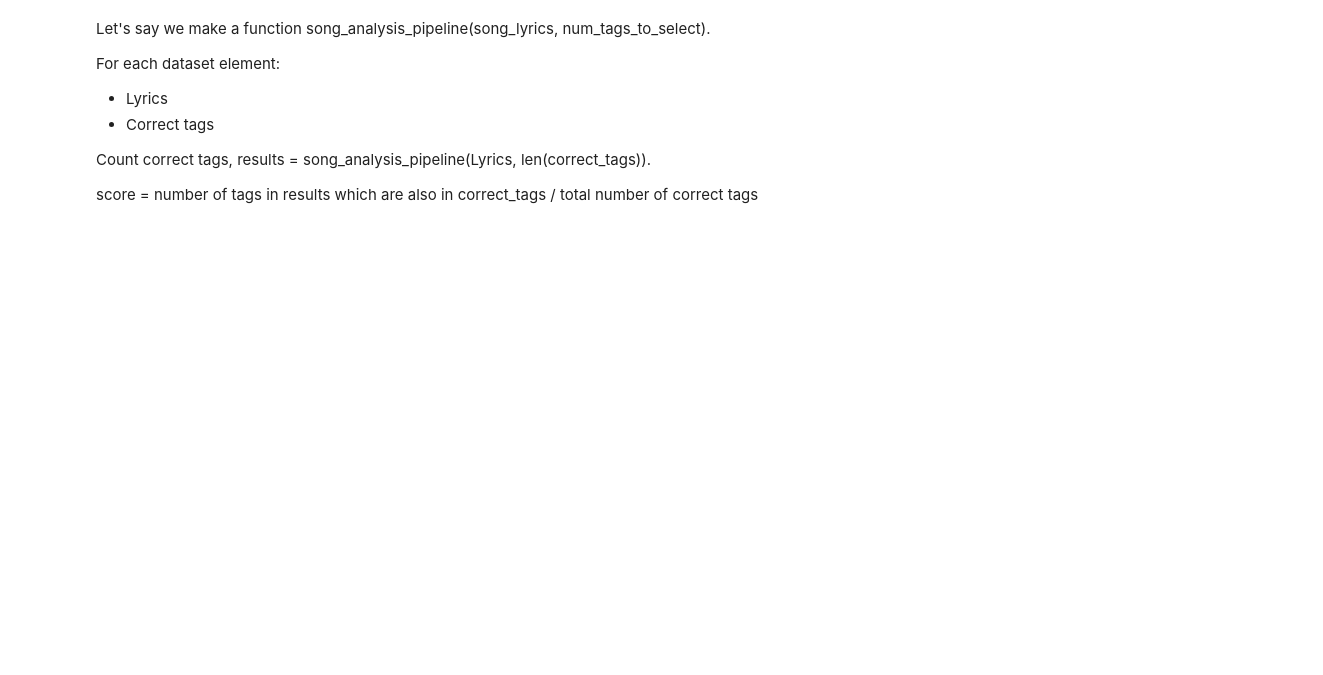
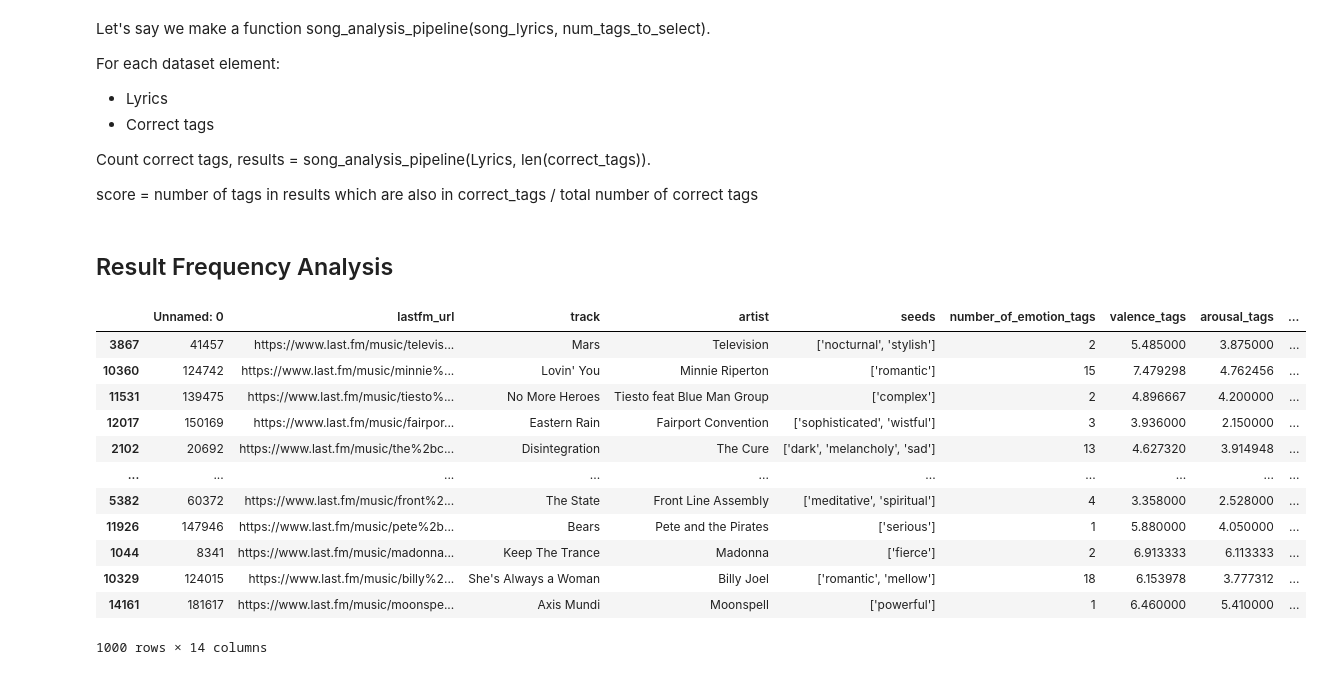
Before and after one commit to ECLAIR-Robotics/Song-Analysis, a Jupyter notebook: llm/distilgpt2-finetune-v2.ipynb, the cells around one changed output. Saved outputs shown, nothing was run; the diff lists cells and outputs as text; code cells hidden in the pictures; blank space fills up the shorter version.

```diff
--- a/llm/distilgpt2-finetune-v2.ipynb
+++ b/llm/distilgpt2-finetune-v2.ipynb
@@ -389,3 +407,22 @@ For each dataset element:
 Count correct tags, results = song_analysis_pipeline(Lyrics, len(correct_tags)).
 
 score = number of tags in results which are also in correct_tags / total number of correct tags
+# %% [markdown]
+## Result Frequency Analysis
+# %%
+evaluation = data.sample(1000)
+evaluation
+# %% [output]
+|  | Unnamed: 0 | lastfm_url | track | artist | seeds | number_of_emotion_tags | valence_tags | arousal_tags | ... |
+| 3867 | 41457 | https://www.last.fm/music/televis... | Mars | Television | ['nocturnal', 'stylish'] | 2 | 5.485000 | 3.875000 | ... |
+| 10360 | 124742 | https://www.last.fm/music/minnie%... | Lovin' You | Minnie Riperton | ['romantic'] | 15 | 7.479298 | 4.762456 | ... |
+| 11531 | 139475 | https://www.last.fm/music/tiesto%... | No More Heroes | Tiesto feat Blue Man Group | ['complex'] | 2 | 4.896667 | 4.200000 | ... |
+| 12017 | 150169 | https://www.last.fm/music/fairpor... | Eastern Rain | Fairport Convention | ['sophisticated', 'wistful'] | 3 | 3.936000 | 2.150000 | ... |
+| 2102 | 20692 | https://www.last.fm/music/the%2bc... | Disintegration | The Cure | ['dark', 'melancholy', 'sad'] | 13 | 4.627320 | 3.914948 | ... |
+| ... | ... | ... | ... | ... | ... | ... | ... | ... | ... |
+| 5382 | 60372 | https://www.last.fm/music/front%2... | The State | Front Line Assembly | ['meditative', 'spiritual'] | 4 | 3.358000 | 2.528000 | ... |
+| 11926 | 147946 | https://www.last.fm/music/pete%2b... | Bears | Pete and the Pirates | ['serious'] | 1 | 5.880000 | 4.050000 | ... |
+| 1044 | 8341 | https://www.last.fm/music/madonna... | Keep The Trance | Madonna | ['fierce'] | 2 | 6.913333 | 6.113333 | ... |
+| 10329 | 124015 | https://www.last.fm/music/billy%2... | She's Always a Woman | Billy Joel | ['romantic', 'mellow'] | 18 | 6.153978 | 3.777312 | ... |
+| 14161 | 181617 | https://www.last.fm/music/moonspe... | Axis Mundi | Moonspell | ['powerful'] | 1 | 6.460000 | 5.410000 | ... |
+1000 rows × 14 columns
```
Also changed, not shown: parts of 14 cells of this notebook, 1 other file.
